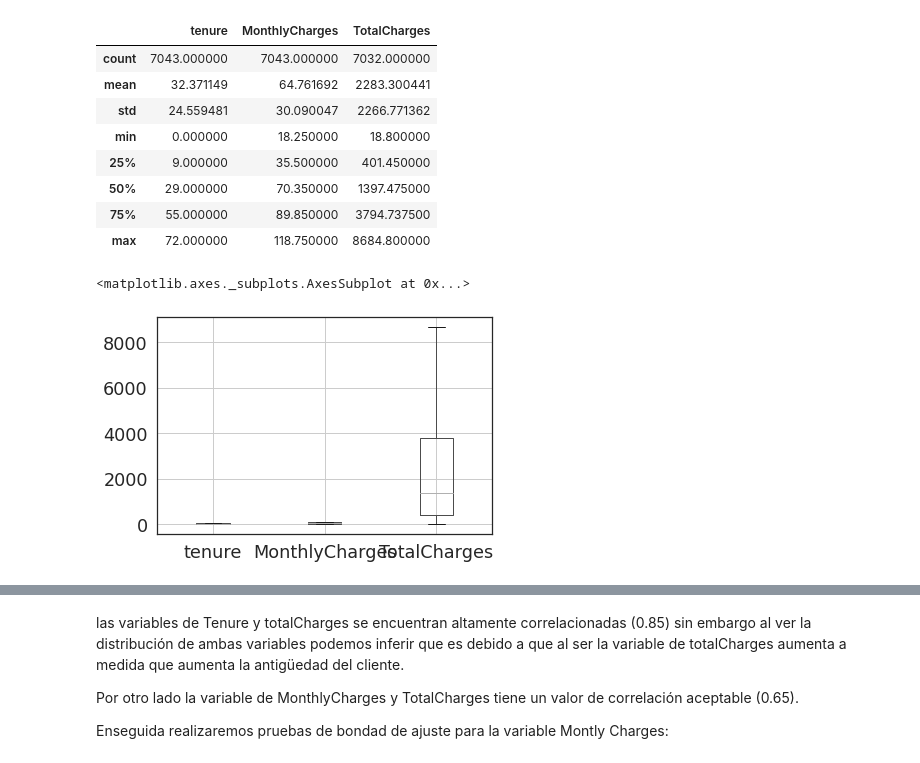
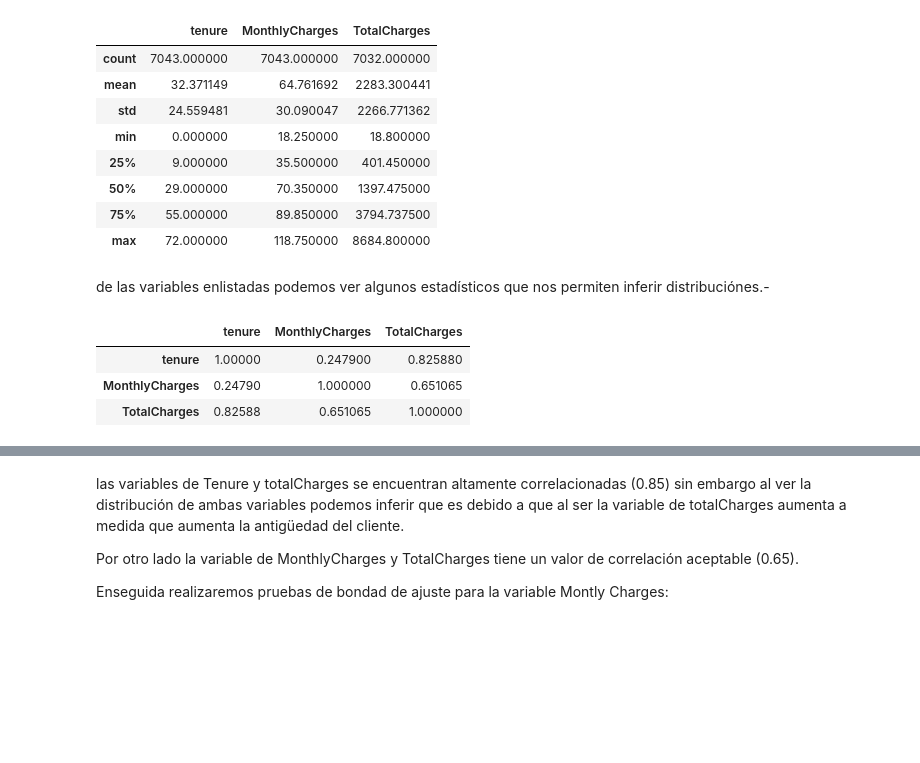
Before and after one commit to aldojda/MachineLearningUANL, a Jupyter notebook: Tarea_3_ML_estadística_Descriptiva.ipynb, the cells around one changed output, grey strips where cells are left out. Cells and saved outputs as stored; diff of their text form; code cells hidden in the pictures; blank space fills up the shorter version.

```diff
--- a/Tarea_3_ML_estadística_Descriptiva.ipynb
+++ b/Tarea_3_ML_estadística_Descriptiva.ipynb
@@ -118,8 +118,12 @@ df[num_cols].describe()
 | 50% | 29.000000 | 70.350000 | 1397.475000 |
 | 75% | 55.000000 | 89.850000 | 3794.737500 |
 | max | 72.000000 | 118.750000 | 8684.800000 |
+# %% [markdown]
+de las variables enlistadas podemos ver algunos estadísticos que nos permiten inferir distribuciónes.-
 # %%
-df[num_cols].boxplot()
+df[num_cols].corr()
 # %% [output]
-<matplotlib.axes._subplots.AxesSubplot at 0x...>
-[figure, removed]
+|  | tenure | MonthlyCharges | TotalCharges |
+| tenure | 1.00000 | 0.247900 | 0.825880 |
+| MonthlyCharges | 0.24790 | 1.000000 | 0.651065 |
+| TotalCharges | 0.82588 | 0.651065 | 1.000000 |
```
Also changed, not shown: parts of 6 cells of this notebook.
